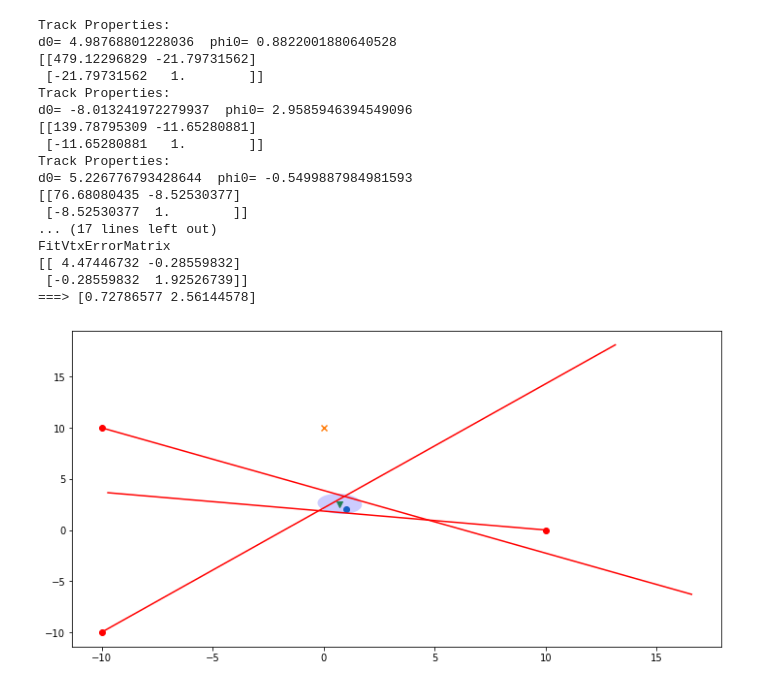
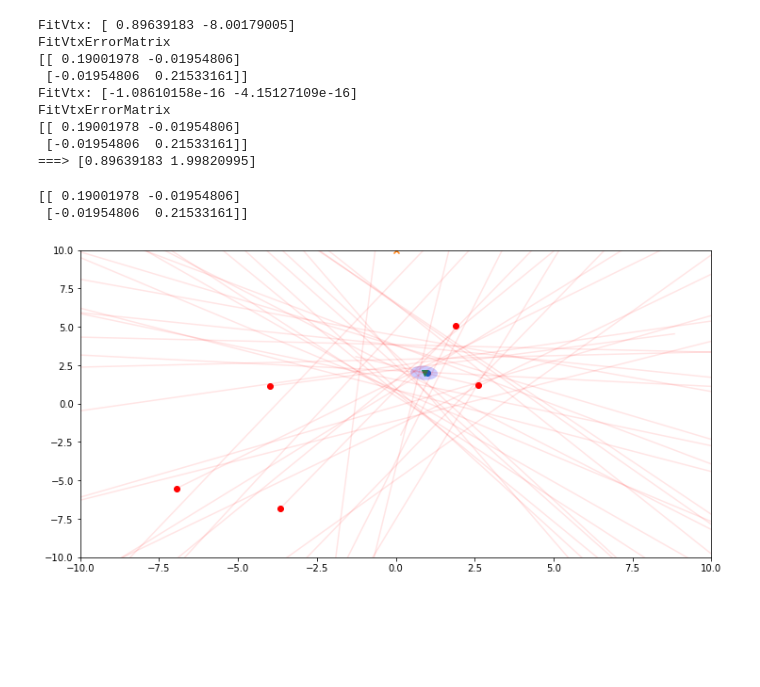
Before and after one commit to pbutti/smokeDet, a Jupyter notebook: smokeDet.ipynb, the cells around one changed output. Saved outputs shown, nothing was run; the diff lists cells and outputs as text; code cells hidden in the pictures; blank space fills up the shorter version.

```diff
--- a/smokeDet.ipynb
+++ b/smokeDet.ipynb
@@ -126,23 +126,23 @@ def generatePointingRay(point, origin,sigmaAngle=0.05,sigmaXY=[4,4],sigmaL=2,dis
     return [origin,rand_angle,rand_length]
 
 fireLocation = [1,2]
-measurements = 20
+measurements = 40
 #origins = [[47,22],[35,25],[-20,-30],[-33,11],[15,15],[30,26],[60,10],[102,76]]
 
 #generate random origins pointing to the fire
-#origins=[]
-#for i in range(measurements):
-#    or_x = np.random.uniform(-100,100)
-#    or_y = np.random.uniform(-100,100)
-#    origin=[or_x,or_y]
-#    origins.append(origin)
+origins=[]
+for i in range(measurements):
+    or_x = np.random.uniform(-30,30)
+    or_y = np.random.uniform(-30,30)
+    origin=[or_x,or_y]
+    origins.append(origin)
 
 rays = []
 d0s=[]
 fig, ax = plt.subplots(figsize=(12, 6))
 
-origins=[[-10,-10],[10,0],[-10,10]]
-angles =[math.pi / 4., math.pi, -math.pi /4.]
+#origins=[[-10,-10],[10,0],[-10,10]]
+#angles =[math.pi / 4., math.pi, -math.pi /4.]
 
 for i in range(len(origins)):
     pointingRay = generatePointingRay(fireLocation,origins[i],sigmaAngle=0.1)
@@ -150,7 +150,7 @@ for i in range(len(origins)):
     sigma_x = 1.
     sigma_y = 2.
     rays.append(ray(pointingRay[0],pointingRay[1],pointingRay[2],sigma_x,sigma_y))
-    rays[i].printTrack()
+    #rays[i].printTrack()
     ax.plot(rays[i].plotOrigin,rays[i].plotEnd,color="red")
     ax.scatter(origins[i][0],origins[i][1],color="red")
     #print ("Distance from fireLocation:",rays[i].getD0fromPoint(fireLocation))
@@ -337,7 +325,7 @@ for i in range(2):
     for iray in range(len(rays)):
         rays[iray].transformToPoint(lastVtx)
         raystofit.append(rays[iray])
-        rays[iray].printTrack()
+        #rays[iray].printTrack()
 
     #billVtx_iter = BilloirSimple2DFitter(raystofit,iter_d0)
     billVtx_iter = BilloirSimple2DFitter(raystofit)
@@ -351,23 +339,15 @@ for i in range(2):
 
 print("===>",lastVtx)
 # %% [output]
-Track Properties:
-d0= 4.98768801228036  phi0= 0.8822001880640528
-[[479.12296829 -21.79731562]
- [-21.79731562   1.        ]]
-Track Properties:
-d0= -8.013241972279937  phi0= 2.9585946394549096
-[[139.78795309 -11.65280881]
- [-11.65280881   1.        ]]
-Track Properties:
-d0= 5.226776793428644  phi0= -0.5499887984981593
-[[76.68080435 -8.52530377]
- [-8.52530377  1.        ]]
-... (17 lines left out)
+FitVtx: [ 0.89639183 -8.00179005]
 FitVtxErrorMatrix
-[[ 4.47446732 -0.28559832]
- [-0.28559832  1.92526739]]
-===> [0.72786577 2.56144578]
+[[ 0.19001978 -0.01954806]
+ [-0.01954806  0.21533161]]
+FitVtx: [-1.08610158e-16 -4.15127109e-16]
+FitVtxErrorMatrix
+[[ 0.19001978 -0.01954806]
+ [-0.01954806  0.21533161]]
+===> [0.89639183 1.99820995]
 # %%
 from matplotlib.patches import Ellipse
 import matplotlib.transforms as transforms
@@ -377,37 +357,44 @@ import matplotlib.transforms as transforms
 
 #This takes the tuple: vertex location and covariance matrix
 
-def plotEllipse(vtxTuple,ax,facecolor='blue',**kwargs):
+def plotEllipse(vtxTuple,ax,n_std=1,facecolor='blue',**kwargs):
     loc = vtxTuple[0]
     cov = vtxTuple[1]
-
+    print(cov)
     pearson = cov[0, 1]/np.sqrt(cov[0, 0] * cov[1, 1])
     # Using a special case to obtain the eigenvalues of this
     # two-dimensionl dataset.
     ell_radius_x = np.sqrt(1 + pearson)
     ell_radius_y = np.sqrt(1 - pearson)
     ellipse = Ellipse((0, 0), width=ell_radius_x * 2, height=ell_radius_y * 2,
                       facecolor=facecolor, **kwargs)
 
     #For us, 1 standard deviation is OK, but you can scale it if you prefer.
+    scale_x = np.sqrt(cov[0, 0]) * n_std
+    scale_y = np.sqrt(cov[1, 1]) * n_std
 
     transf = transforms.Affine2D() \
             .rotate_deg(45) \
+            .scale(scale_x, scale_y) \
             .translate(loc[0], loc[1])
 
     ellipse.set_transform(transf + ax.transData)
     return ax.add_patch(ellipse)
 
 fig, ax = plt.subplots(figsize=(12, 6))
 
 for ray in rays:
-    ax.plot(ray.plotOrigin,ray.plotEnd,color="red")
+    ax.plot(ray.plotOrigin,ray.plotEnd,color="red",alpha=0.1)
     ax.scatter(ray.origin[0],ray.origin[1],color="red")
 
 plt.scatter(fireLocation[0],fireLocation[1],marker="o")
 plt.scatter(0,10,marker="x")
 plt.scatter(lastVtx[0],lastVtx[1],marker="v")
 plotEllipse((lastVtx,errMatrix),ax,alpha=0.2)
+plt.xlim([-10,10])
+plt.ylim([-10,10])
 plt.show()
 # %% [output]
+[[ 0.19001978 -0.01954806]
+ [-0.01954806  0.21533161]]
-[figure, old version]
+[figure, new version]
```
Also changed, not shown: parts of 3 cells of this notebook.
